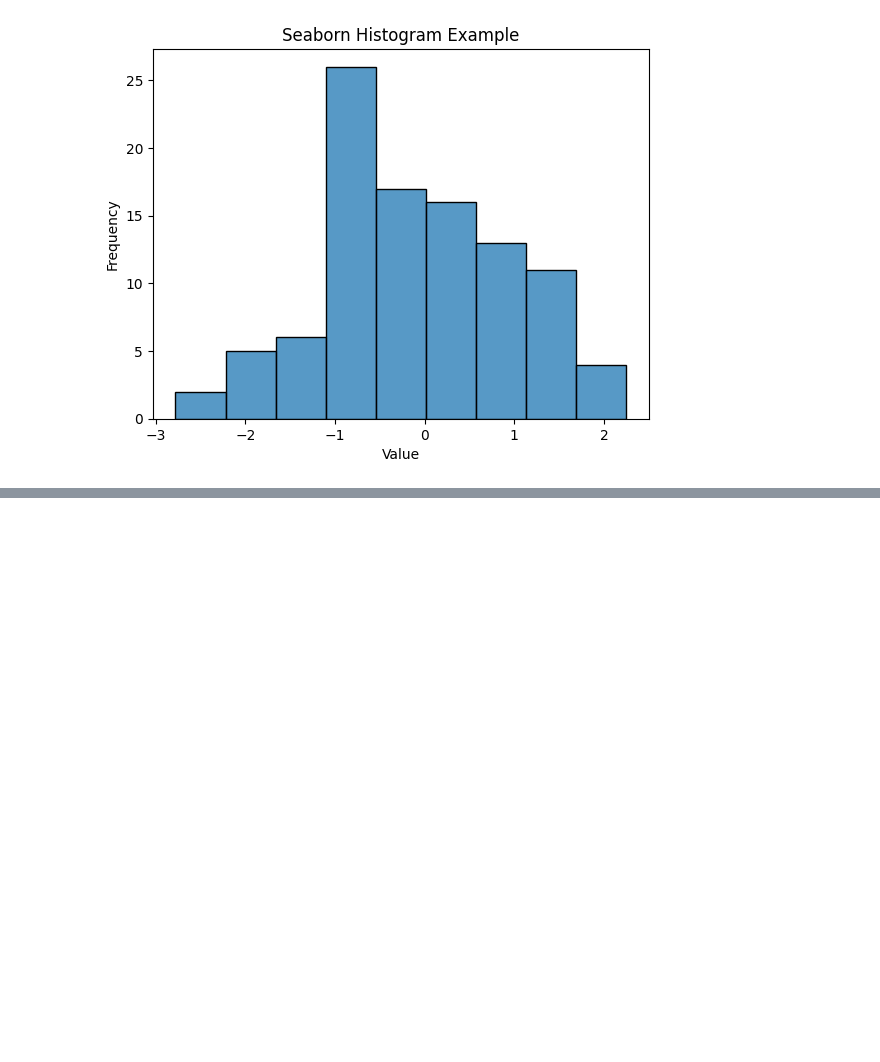
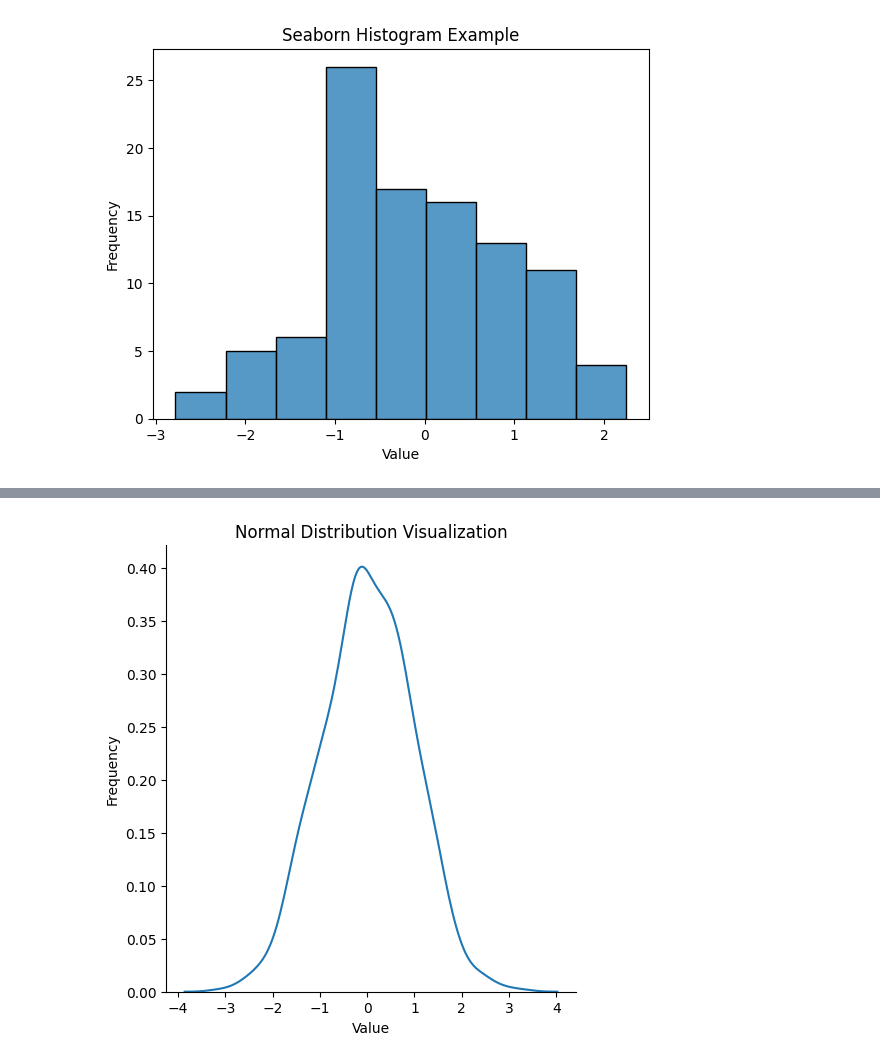
Before and after one commit to Krreesh/MLplay, a Jupyter notebook: ML_play.ipynb, the cells around one changed output, grey strips where cells are left out. Cells and saved outputs as stored; diff of their text form; code cells hidden in the pictures; blank space fills up the shorter version.

```diff
--- a/ML_play.ipynb
+++ b/ML_play.ipynb
@@ -1192,0 +1247,10 @@ fig.show()
+# %%
+data = random.normal(loc=0, scale=1, size=1000)
+#sns.histplot(data, kde=True)
+sns.displot(data, kind='kde')
+plt.title('Normal Distribution Visualization')
+plt.xlabel('Value')
+plt.ylabel('Frequency')
+plt.show()
+# %% [output]
+[figure, added]
```
Also changed, not shown: parts of 25 cells of this notebook.
